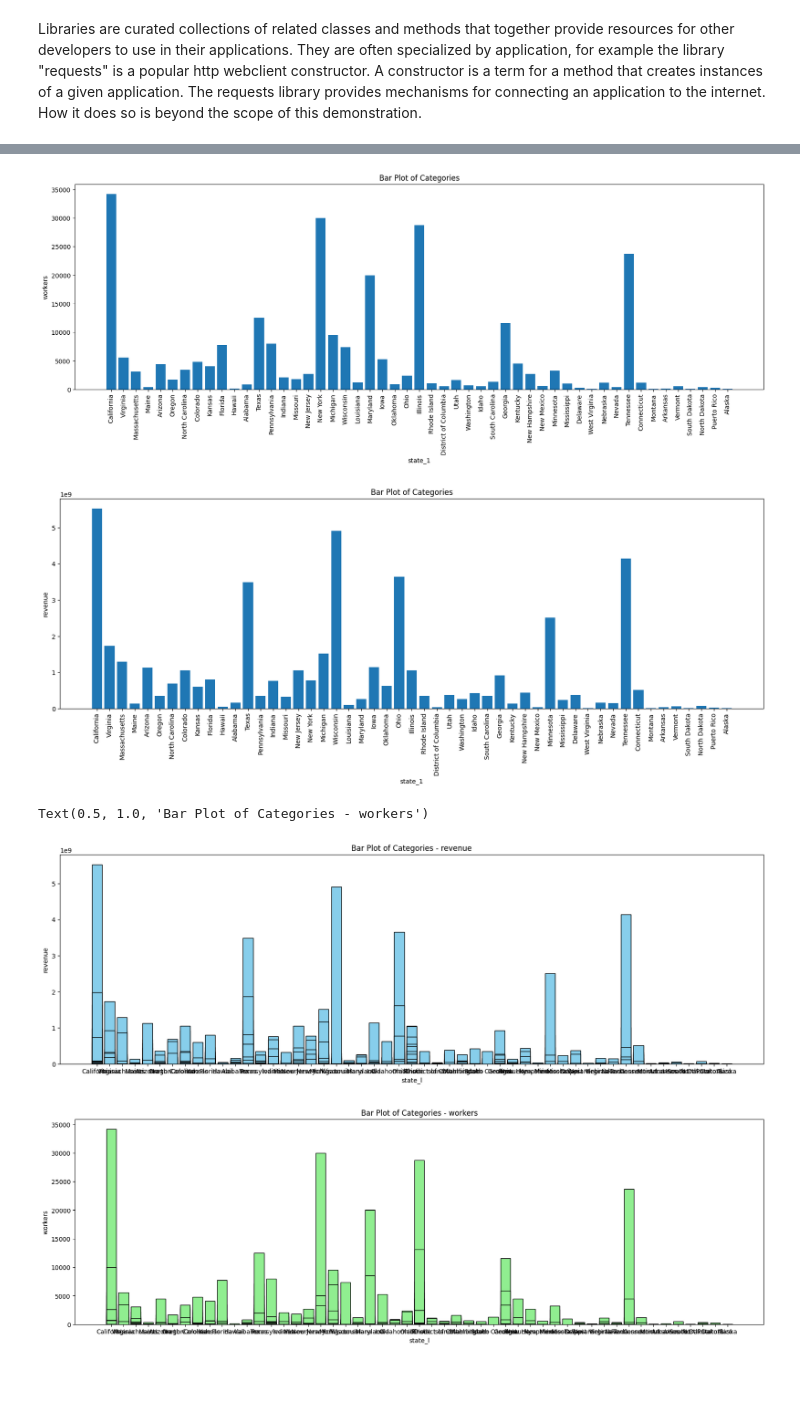
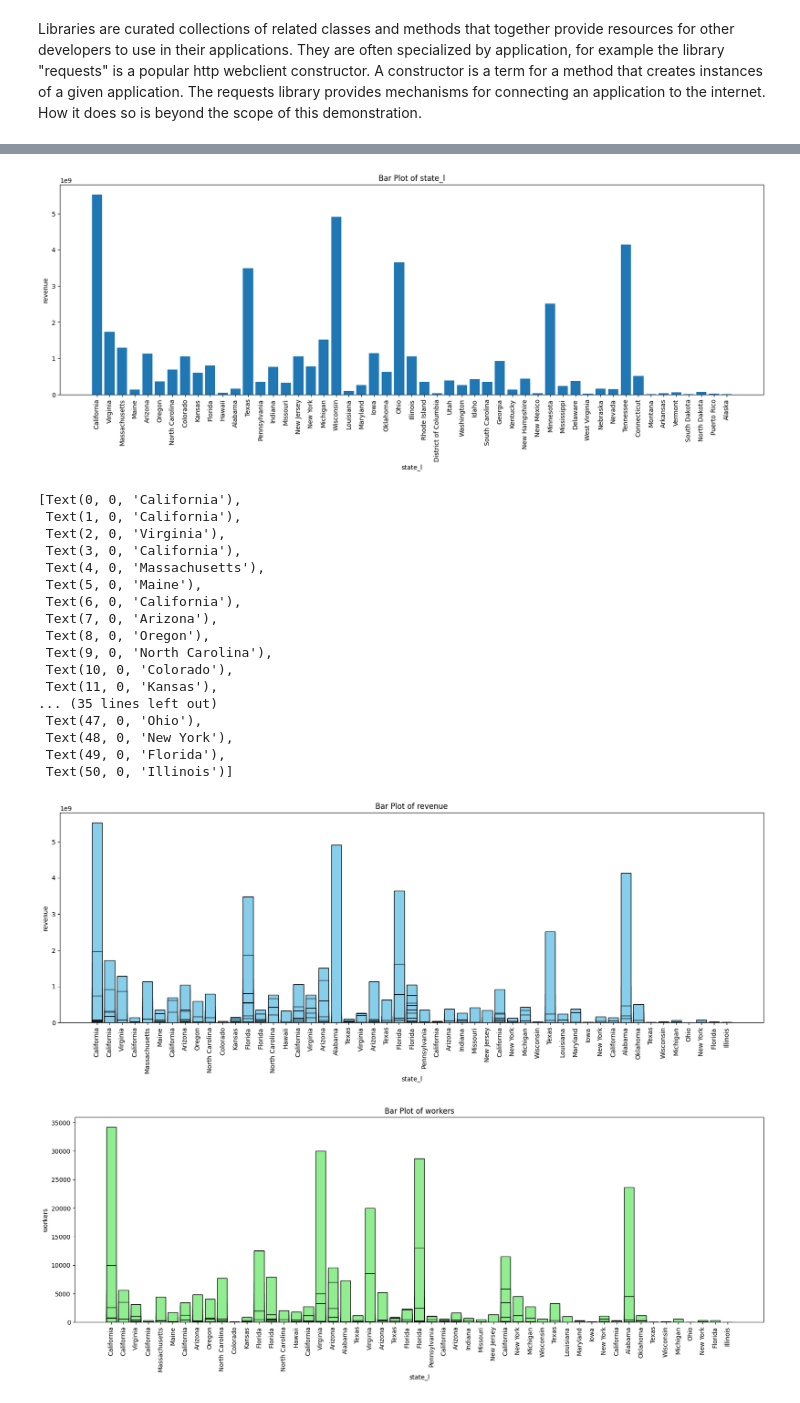
Before and after one commit to VipDataTool/Jupyter_Notebook_Demo, a Jupyter notebook: Demo_AI_Notebook.ipynb, the cells around one changed output, grey strips where cells are left out. Drawn from its saved outputs; the diff is of its cells as text; code cells hidden in the pictures; blank space fills up the shorter version.

```diff
--- a/Demo_AI_Notebook.ipynb
+++ b/Demo_AI_Notebook.ipynb
@@ -139,54 +169,63 @@ df.describe()
 # %%
 #Here's a bar graph of the number of workers in each state in the US.
+x,y = 'state_l', 'revenue'
 plt.figure(figsize=(20, 6))
-plt.bar(df['state_l'], df['workers'])
-plt.xlabel('state_1')
+plt.bar(df[x], df[y])
+plt.xlabel(x)
 # Rotate x-axis label
 plt.xticks(rotation=90)
-plt.ylabel('workers')
-plt.title('Bar Plot of Categories')
+plt.ylabel(y)
+plt.title('Bar Plot of {}'.format(x))
 plt.show()
 # %% [output]
-[figure, old version]
+[figure, new version]
-# %%
-#Here's a bar graph of the number of workers in each state in the US.
-plt.figure(figsize=(20, 6))
-plt.bar(df['state_l'], df['revenue'])
-plt.xlabel('state_1')
-# Rotate x-axis label
-plt.xticks(rotation=90)
-plt.ylabel('revenue')
-plt.title('Bar Plot of Categories')
-plt.show()
-# %% [output]
-[figure, removed]
 # %%
+# assign axis variables
+x1,y1= 'state_l', 'revenue'
+x2,y2= 'state_l','workers'
+
 # Create the first figure
 fig1, ax1 = plt.subplots(figsize=(20, 6))
-ax1.bar(df['state_l'], df['revenue'], color='skyblue', edgecolor='black')
-ax1.set_xlabel('state_l')
-ax1.set_ylabel('revenue')
-ax1.set_title('Bar Plot of Categories - revenue')
-# ax1.set_xticklabels(df['state_l'], rotation=90)
+ax1.bar(df[x1], df[y1], color='skyblue', edgecolor='black')
+ax1.set_xlabel(x1)
+ax1.set_ylabel(y1)
+ax1.set_title('Bar Plot of {}'.format(y1))
+ax1.set_xticklabels(df[x], rotation=90)
 
 # Create the second figure
-fig1, ax2 = plt.subplots(figsize=(20, 6))
-ax2.bar(df['state_l'], df['workers'], color='lightgreen', edgecolor='black')
-ax2.set_xlabel('state_l')
-ax2.set_ylabel('workers')
-ax2.set_title('Bar Plot of Categories - workers')
-# ax2.set_xticklabels(df['state_l'], rotation=90)
+fig2, ax2 = plt.subplots(figsize=(20, 6))
+ax2.bar(df[x2], df[y2], color='lightgreen', edgecolor='black')
+ax2.set_xlabel(x2)
+ax2.set_ylabel(y2)
+ax2.set_title('Bar Plot of {}'.format(y2))
+ax2.set_xticklabels(df[x2], rotation=90)
 
 # Show the first figure
 # plt.figure(fig1.number)
 # plt.show()
 
 # fig1.show()
 
 # Show the second figure
 # plt.figure(fig2.number)
 # plt.show()
 # %% [output]
-Text(0.5, 1.0, 'Bar Plot of Categories - workers')
+[Text(0, 0, 'California'),
+ Text(1, 0, 'California'),
+ Text(2, 0, 'Virginia'),
+ Text(3, 0, 'California'),
+ Text(4, 0, 'Massachusetts'),
+ Text(5, 0, 'Maine'),
+ Text(6, 0, 'California'),
+ Text(7, 0, 'Arizona'),
+ Text(8, 0, 'Oregon'),
+ Text(9, 0, 'North Carolina'),
+ Text(10, 0, 'Colorado'),
+ Text(11, 0, 'Kansas'),
+... (35 lines left out)
+ Text(47, 0, 'Ohio'),
+ Text(48, 0, 'New York'),
+ Text(49, 0, 'Florida'),
+ Text(50, 0, 'Illinois')]
-[figure, old version]
+[figure, new version]
-[figure, old version]
+[figure, new version]
```
Also changed, not shown: parts of 6 cells of this notebook.
